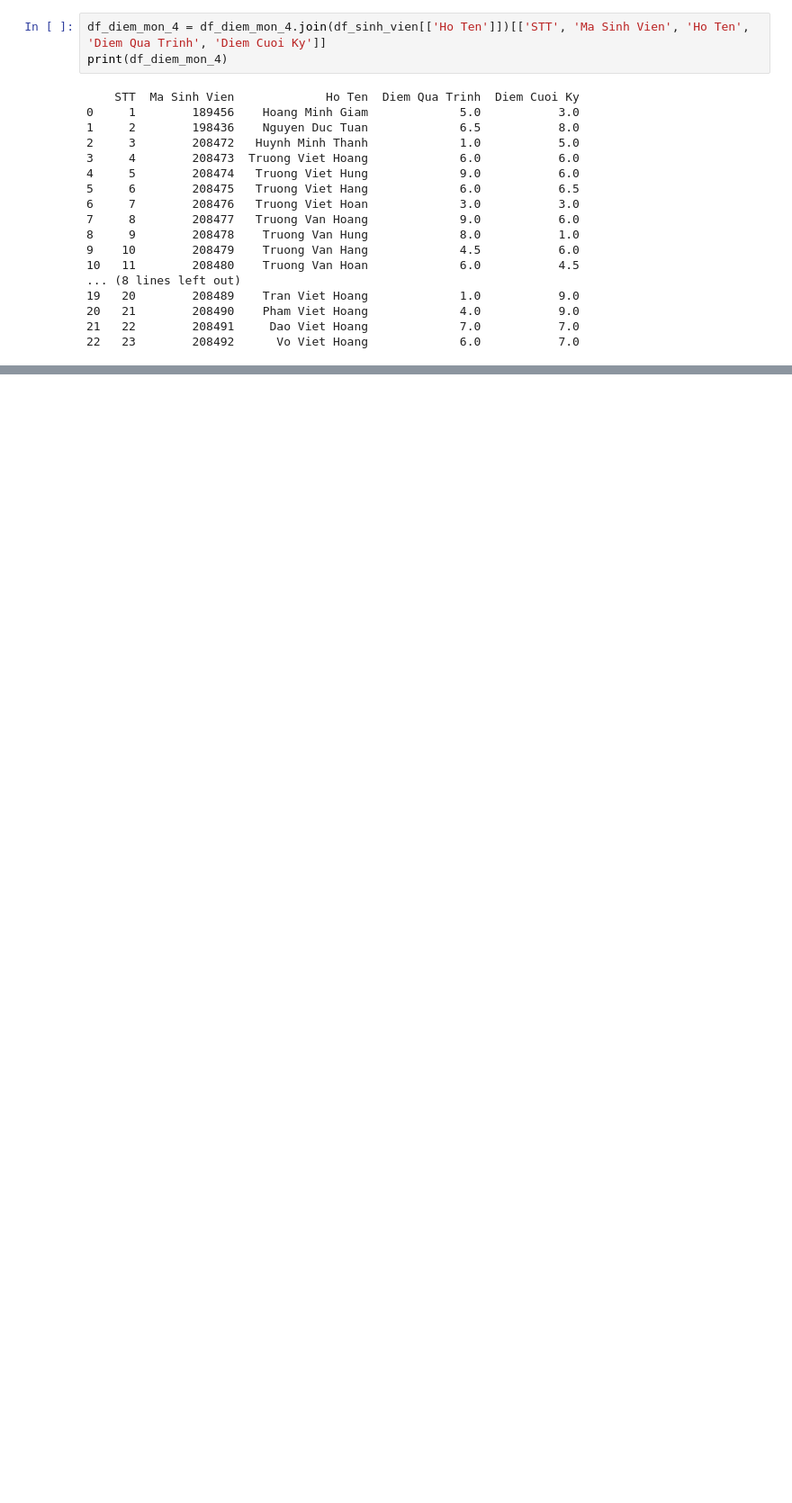
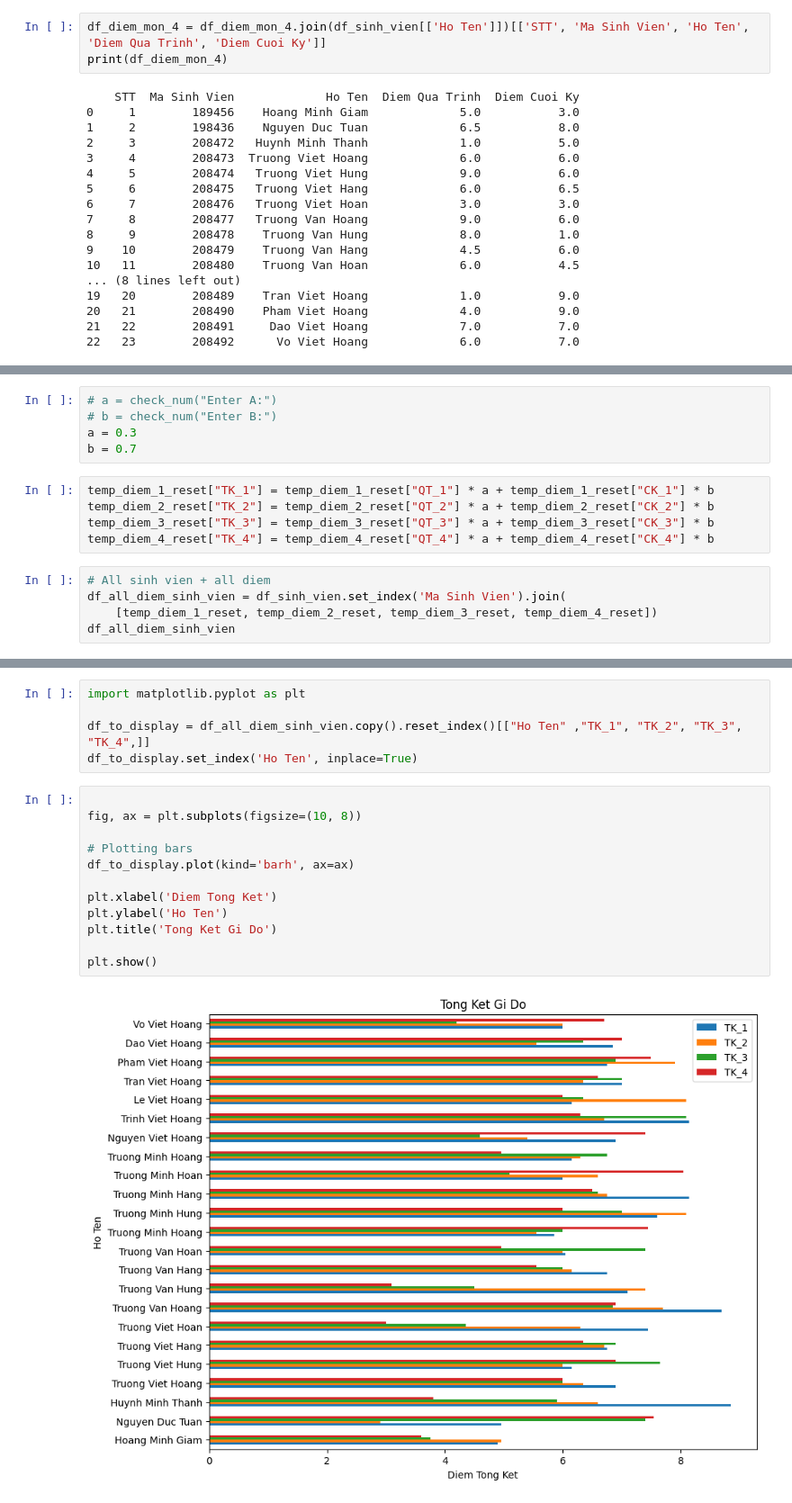
Before and after one commit to ngminhoang/Python-UDKT_Project-ManaPloyee, a Jupyter notebook: BT_02/BaiThucHanhNhomSo2.ipynb, the cells around one changed output, grey strips where cells are left out. Shown: that part at 90% size. Drawn from its saved outputs; the diff is of its cells as text; blank space fills up the shorter version.

```diff
--- a/BT_02/BaiThucHanhNhomSo2.ipynb
+++ b/BT_02/BaiThucHanhNhomSo2.ipynb
@@ -195,0 +228,15 @@ print(df_diem_mon_4)
+# %%
+# a = check_num("Enter A:")
+# b = check_num("Enter B:")
+a = 0.3
+b = 0.7
+# %%
+temp_diem_1_reset["TK_1"] = temp_diem_1_reset["QT_1"] * a + temp_diem_1_reset["CK_1"] * b
+temp_diem_2_reset["TK_2"] = temp_diem_2_reset["QT_2"] * a + temp_diem_2_reset["CK_2"] * b
+temp_diem_3_reset["TK_3"] = temp_diem_3_reset["QT_3"] * a + temp_diem_3_reset["CK_3"] * b
+temp_diem_4_reset["TK_4"] = temp_diem_4_reset["QT_4"] * a + temp_diem_4_reset["CK_4"] * b
+# %%
+# All sinh vien + all diem
+df_all_diem_sinh_vien = df_sinh_vien.set_index('Ma Sinh Vien').join(
+    [temp_diem_1_reset, temp_diem_2_reset, temp_diem_3_reset, temp_diem_4_reset])
+df_all_diem_sinh_vien
@@ -195,0 +319,19 @@ print(df_diem_mon_4)
+# %%
+import matplotlib.pyplot as plt
+
+df_to_display = df_all_diem_sinh_vien.copy().reset_index()[["Ho Ten" ,"TK_1", "TK_2", "TK_3", "TK_4",]]
+df_to_display.set_index('Ho Ten', inplace=True)
+# %%
+
+fig, ax = plt.subplots(figsize=(10, 8))
+
+# Plotting bars
+df_to_display.plot(kind='barh', ax=ax)
+
+plt.xlabel('Diem Tong Ket')
+plt.ylabel('Ho Ten')
+plt.title('Tong Ket Gi Do')
+
+plt.show()
+# %% [output]
+[figure, added]
```
Also changed, not shown: parts of 11 cells of this notebook.
